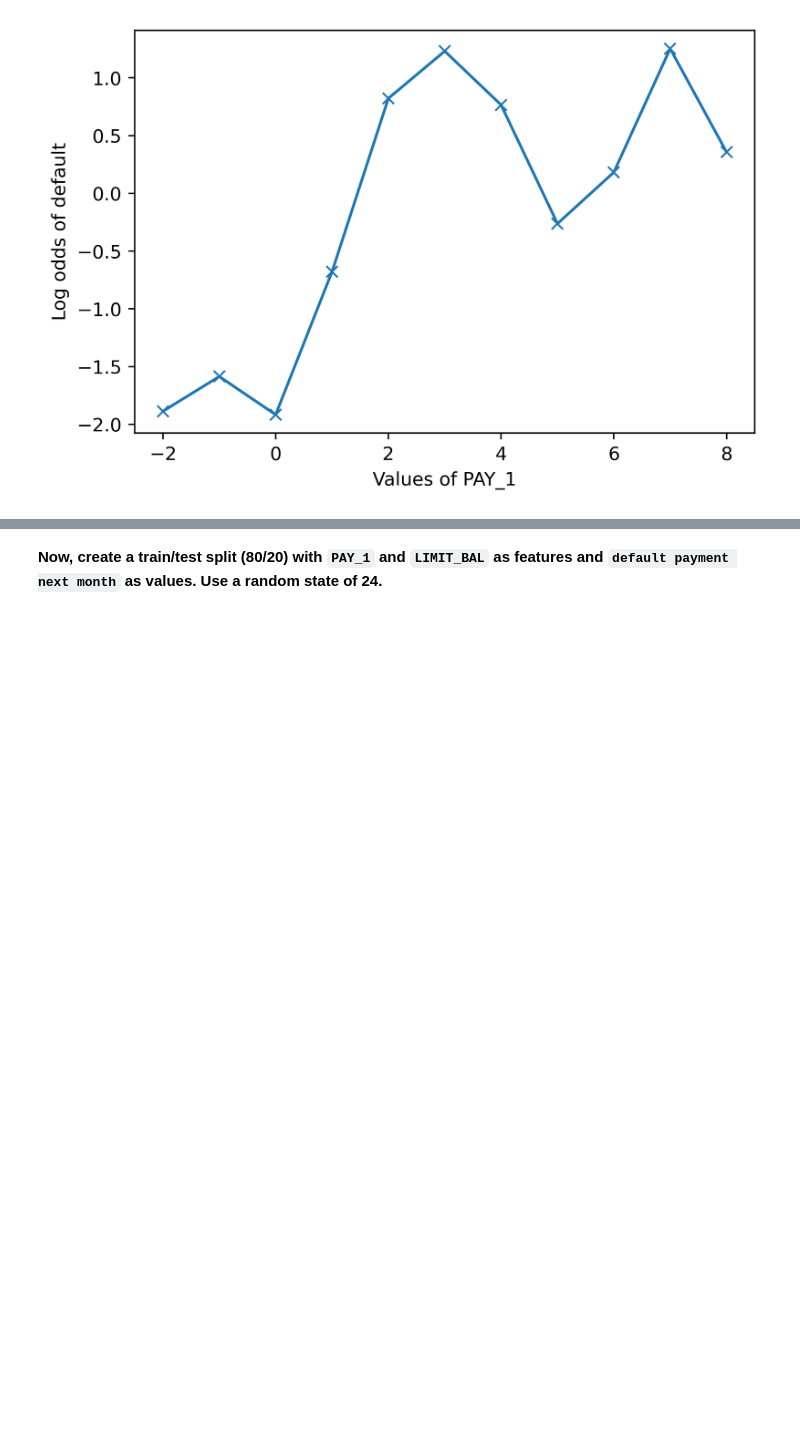
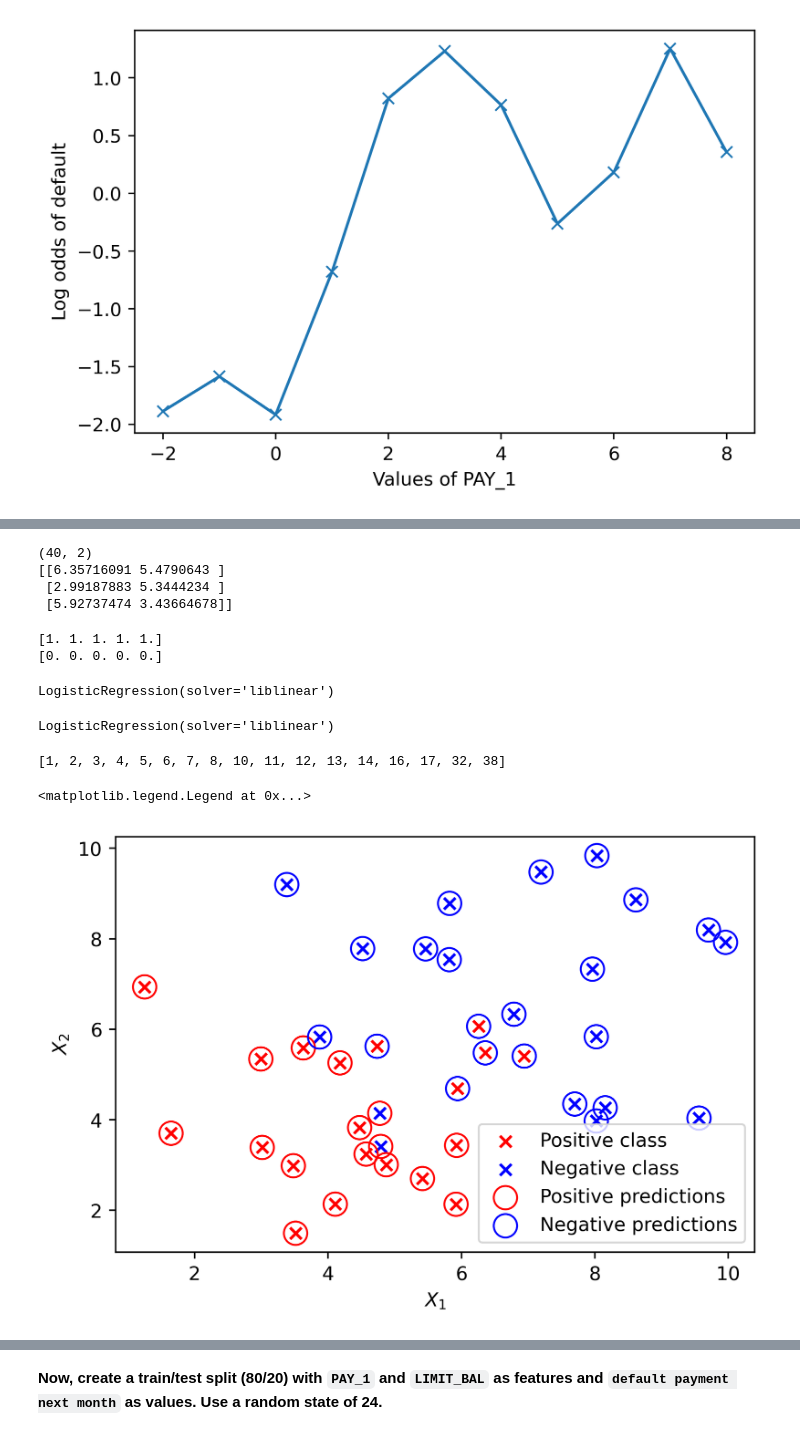
Before and after one commit to anmolpant/Technocolabs-ML-Internship, a Jupyter notebook: Mini Tasks/Mini Task 2/Fitting_a_Logistic_Regression_Model/Fitting_a_Logistic_Regression_Model.ipynb, the cells around one changed output, grey strips where cells are left out. Drawn from its saved outputs; the diff is of its cells as text; code cells hidden in the pictures; blank space fills up the shorter version.

```diff
--- a/Mini Tasks/Mini Task 2/Fitting_a_Logistic_Regression_Model/Fitting_a_Logistic_Regression_Model.ipynb
+++ b/Mini Tasks/Mini Task 2/Fitting_a_Logistic_Regression_Model/Fitting_a_Logistic_Regression_Model.ipynb
@@ -280,0 +313,16 @@ Text(0.5, 0, 'Values of PAY_1')
+# %%
+X = np.block([[X_1_pos, X_2_pos], [X_1_neg, X_2_neg]])
+print(X.shape)
+print(X[0:3])
+# %% [output]
+(40, 2)
+[[6.35716091 5.4790643 ]
+ [2.99187883 5.3444234 ]
+ [5.92737474 3.43664678]]
+# %%
+y = np.vstack((np.ones((20,1)), np.zeros((20,1)))).reshape(40,)
+print(y[0:5])
+print(y[-5:])
+# %% [output]
+[1. 1. 1. 1. 1.]
+[0. 0. 0. 0. 0.]
@@ -280,0 +331,29 @@ Text(0.5, 0, 'Values of PAY_1')
+# %%
+example_lr = LogisticRegression(solver='liblinear')
+example_lr
+# %% [output]
+LogisticRegression(solver='liblinear')
+# %%
+example_lr.fit(X, y)
+# %% [output]
+LogisticRegression(solver='liblinear')
+# %%
+y_pred = example_lr.predict(X)
+positive_indices = [counter for counter in range(len(y_pred)) if y_pred[counter]==1]
+negative_indices = [counter for counter in range(len(y_pred)) if y_pred[counter]==0]
+positive_indices
+# %% [output]
+[1, 2, 3, 4, 5, 6, 7, 8, 10, 11, 12, 13, 14, 16, 17, 32, 38]
+# %%
+plt.scatter(X_1_pos, X_2_pos, color='red', marker='x')
+plt.scatter(X_1_neg, X_2_neg, color='blue', marker='x')
+plt.scatter(X[positive_indices,0], X[positive_indices,1], s=150, marker='o',
+            edgecolors='red', facecolors='none')
+plt.scatter(X[negative_indices,0], X[negative_indices,1], s=150, marker='o',
+            edgecolors='blue', facecolors='none')
+plt.xlabel('$X_1$')
+plt.ylabel('$X_2$')
+plt.legend(['Positive class', 'Negative class', 'Positive predictions', 'Negative predictions'])
+# %% [output]
+<matplotlib.legend.Legend at 0x...>
+[figure, added]
```
Also changed, not shown: parts of 7 cells of this notebook.
